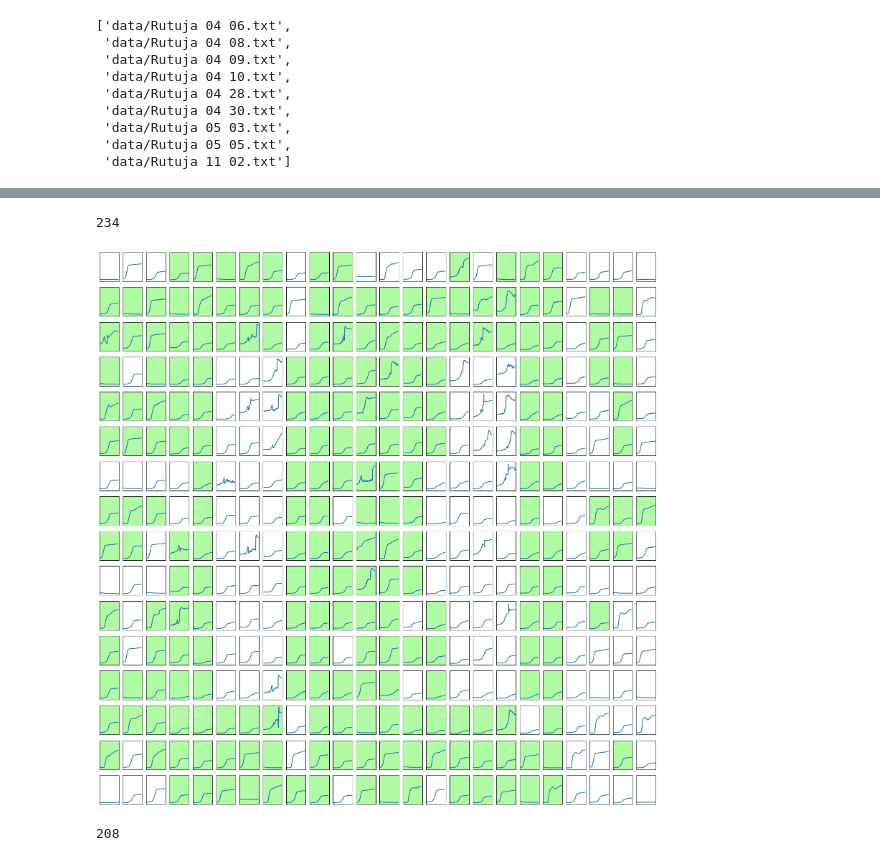
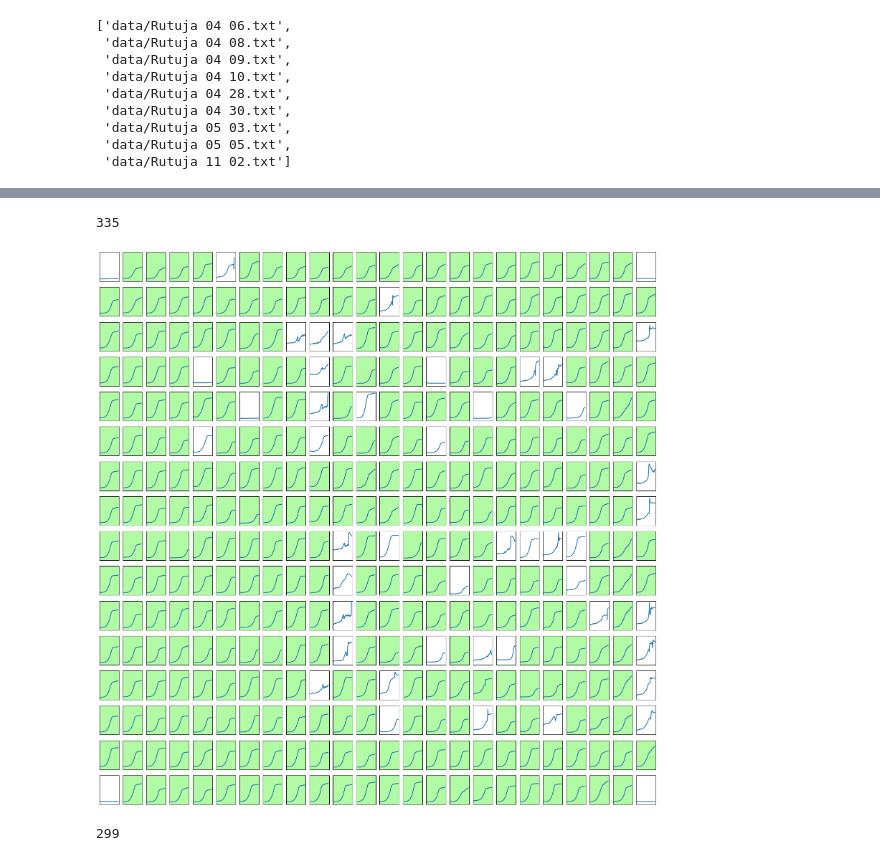
Before and after one commit to rutuja-gupte/sharp-pombe-fitness, a Jupyter notebook: Plotting Plates.ipynb, the cells around one changed output, grey strips where cells are left out. Saved outputs shown, nothing was run; the diff lists cells and outputs as text; code cells hidden in the pictures.

```diff
--- a/Plotting Plates.ipynb
+++ b/Plotting Plates.ipynb
@@ -126,21 +129,21 @@ graph_df(df2, l2)
 # %%
-string3 = "F1 G1 I1 L1 M1 A2 C2 D2 E2 F2 I2 J2 K2 L2 O2 P2 A3 B3 C3 F3 G3 H3 I3 L3 M3 N3 P3 A4 D4 E4 F4 G4 O4 P4 A5 C5 E5 F5 G5 H5 I5 J5 K5 M5 N5 O5 B6 C6 D6 E6 F6 H6 I6 J6 K6 M6 N6 O6 P6 B7 D7 F7 G7 H7 J7 M7 O7 A8 B8 C8 K8 A9 B9 C9 D9 E9 F9 G9 I9 J9 L9 M9 A10 D10 E10 F10 G10 K10 M10 N10 O10 P10 A11 E11 F11 G11 H11 I11 K11 L11 M11 N11 O11 P11 B12 C12 D12 F12 M12 O12 P12 B13 E13 F13 G13 J13 K13 L13 N13 O13 A14 B14 E14 M14 A15 B15 D15 E15 F15 G15 K15 P15 C16 F16 H16 K16 L16 N16 O16 A17 D17 G17 H17 J17 P17 H18 M18 P18 B19 D19 K19 M19 O19 A20 F20 K20 N20 A21 B21 P21 A22 C22 D22 E22 F22 I22 K22 L22 O22 P22 A23 C23 F23 G23 H23 I23 L23 N23 O23 P23 C24 D24 F24 K24 L24 O24"
-l3 = string.split()
+string3 = "B1 C1 D1 E1 F1 G1 H1 I1 J1 K1 L1 M1 N1 O1 A2 B2 C2 D2 E2 F2 G2 H2 I2 J2 K2 L2 M2 N2 O2 P2 A3 B3 C3 D3 E3 F3 G3 H3 I3 J3 K3 L3 M3 N3 O3 P3 A4 B4 C4 D4 E4 F4 G4 H4 I4 J4 K4 L4 M4 N4 O4 P4 A5 B5 C5 E5 G5 H5 I5 J5 K5 L5 M5 N5 O5 P5 B6 C6 D6 E6 F6 G6 H6 I6 J6 K6 L6 M6 N6 O6 P6 A7 B7 C7 D7 F7 G7 H7 I7 J7 K7 L7 M7 N7 O7 P7 A8 B8 C8 D8 E8 F8 G8 H8 I8 J8 K8 L8 M8 N8 O8 P8 A9 B9 D9 E9 F9 G9 H9 I9 J9 K9 L9 M9 N9 O9 P9 A10 B10 G10 H10 I10 J10 K10 L10 N10 O10 P10 A11 B11 D11 E11 F11 G11 H11 M11 N11 O11 P11 A12 B12 C12 D12 F12 G12 H12 I12 J12 K12 L12 M12 N12 O12 P12 A13 C13 D13 E13 F13 G13 H13 J13 K13 L13 O13 P13 A14 B14 C14 D14 E14 F14 G14 H14 I14 J14 K14 L14 M14 N14 O14 P14 A15 B15 C15 E15 G15 H15 I15 J15 K15 M15 N15 O15 P15 A16 B16 C16 D16 E16 F16 G16 H16 I16 K16 L16 M16 N16 O16 P16 A17 B17 C17 D17 F17 G17 H17 I17 J17 K17 M17 O17 P17 A18 B18 C18 D18 E18 F18 G18 H18 J18 K18 M18 N18 O18 P18 A19 B19 C19 E19 F19 G19 H19 J19 K19 L19 M19 N19 O19 P19 A20 B20 C20 E20 F20 G20 H20 J20 K20 L20 M20 O20 P20 A21 B21 C21 D21 F21 G21 H21 K21 L21 M21 N21 O21 P21 A22 B22 C22 D22 E22 F22 G22 H22 I22 J22 L22 M22 N22 O22 P22 A23 B23 C23 D23 E23 F23 G23 H23 I23 J23 K23 L23 M23 N23 O23 P23 B24 D24 E24 F24 I24 J24 O24"
+l3 = string3.split()
 l3 = list(set(l3))
 len(l3)
 # %% [output]
-234
+335
 # %%
-graph_df(df3, l)
+graph_df(df3, l3)
 # %% [output]
-[figure, old version]
+[figure, new version]
 # %%
-string4 = "B1 C1 D1 E1 F1 I1 K1 L1 M1 N1 C2 F2 H2 I2 M2 O2 B3 C3 D3 F3 H3 K3 L3 M3 N3 O3 A4 B4 C4 D4 E4 F4 K4 L4 N4 O4 P4 A5 B5 C5 D5 E5 I5 J5 K5 L5 M5 N5 P5 A6 B6 C6 O6 P6 A7 B7 C7 N7 O7 P7 A8 N8 O8 P8 D9 E9 F9 G9 I9 J9 K9 L9 P9 A10 B10 C10 D10 E10 F10 G10 H10 I10 J10 K10 L10 M10 N10 O10 P10 A11 B11 C11 D11 E11 F11 G11 I11 J11 K11 M11 N11 O11 B12 C12 F12 G12 H12 I12 K12 L12 M12 N12 O12 P12 B13 C13 D13 E13 F13 G13 H13 J13 K13 L13 M13 N13 O13 P13 B14 C14 D14 E14 F14 G14 H14 I14 J14 L14 N14 O14 P14 D15 K15 L15 M15 N15 O15 A16 B16 N16 O16 P16 B17 N17 O17 P17 A18 B18 C18 N18 O18 P18 A19 B19 C19 D19 E19 F19 G19 H19 I19 J19 K19 L19 M19 O19 P19 A20 B20 C20 D20 E20 F20 G20 I20 J20 K20 L20 M20 N20 O20 P20 B22 C22 D22 E22 F22 H22 K22 B23 C23 D23 E23 F23 H23 I23 O23 H24"
+string4 = "D1 E1 F1 G1 H1 K1 M1 O1 P1 B2 D2 H2 I2 J2 K2 M2 P2 A3 B3 C3 E3 F3 G3 H3 I3 J3 K3 M3 N3 O3 A4 B4 G4 H4 I4 J4 K4 L4 M4 N4 O4 P4 A5 B5 D5 E5 F5 G5 H5 I5 J5 K5 L5 M5 N5 O5 A6 C6 D6 E6 F6 G6 H6 I6 J6 K6 L6 M6 O6 P6 A7 B7 C7 D7 E7 F7 G7 H7 I7 J7 K7 L7 M7 N7 P7 A8 B8 C8 D8 F8 G8 H8 I8 J8 K8 L8 M8 N8 A9 B9 C9 D9 E9 F9 G9 H9 I9 K9 L9 M9 N9 O9 P9 A10 B10 C10 D10 E10 F10 G10 H10 I10 J10 K10 L10 M10 N10 O10 P10 A11 B11 C11 D11 E11 F11 G11 H11 J11 K11 L11 M11 N11 O11 B12 C12 D12 F12 G12 H12 I12 J12 K12 L12 O12 B13 C13 D13 E13 F13 G13 H13 I13 J13 K13 L13 M13 N13 O13 A14 B14 C14 D14 E14 F14 G14 H14 I14 J14 L14 M14 N14 A15 B15 C15 D15 E15 F15 G15 H15 I15 J15 K15 L15 M15 N15 O15 A16 B16 C16 D16 E16 F16 G16 H16 I16 J16 K16 L16 M16 N16 O16 A17 B17 C17 D17 E17 F17 G17 H17 I17 J17 K17 M17 N17 O17 P17 A18 B18 C18 D18 E18 F18 G18 H18 I18 J18 K18 L18 M18 N18 O18 A19 C19 D19 E19 F19 G19 H19 I19 J19 L19 M19 N19 O19 A20 B20 C20 D20 E20 F20 G20 H20 O20 A21 B21 E21 F21 G21 H21 O21 P21 A22 B22 C22 D22 F22 G22 H22 I22 J22 L22 M22 O22 P22 B23 C23 D23 F23 G23 H23 J23 K23 L23 M23 N23 O23 F24 K24 M24"
 l4 = string4.split()
 l4 = list(set(l4))
 len(l4)
 # %% [output]
-208
+299
 # %%
 graph_df(df4, l4)
 # %% [output]
```
Also changed, not shown: parts of 16 cells of this notebook, 24 other files.
